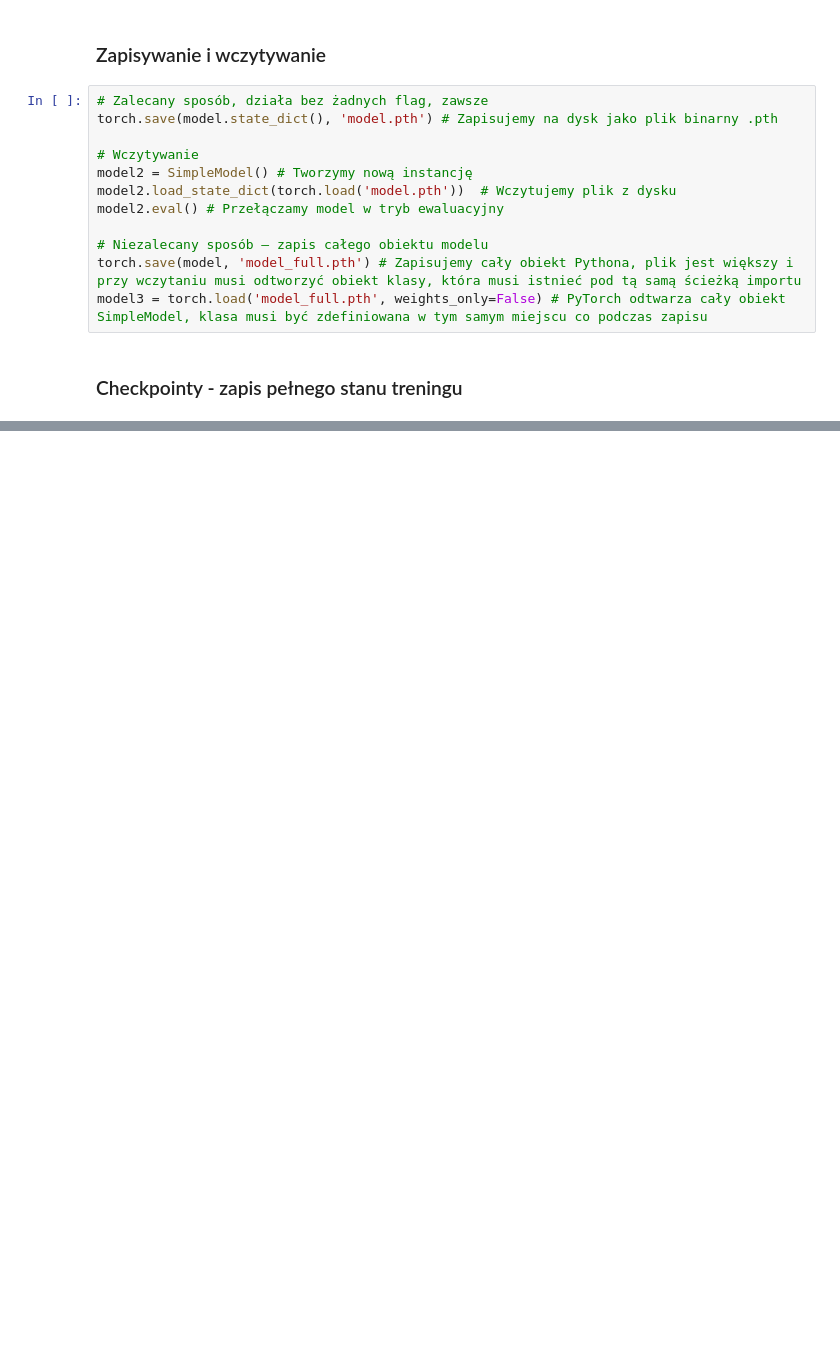
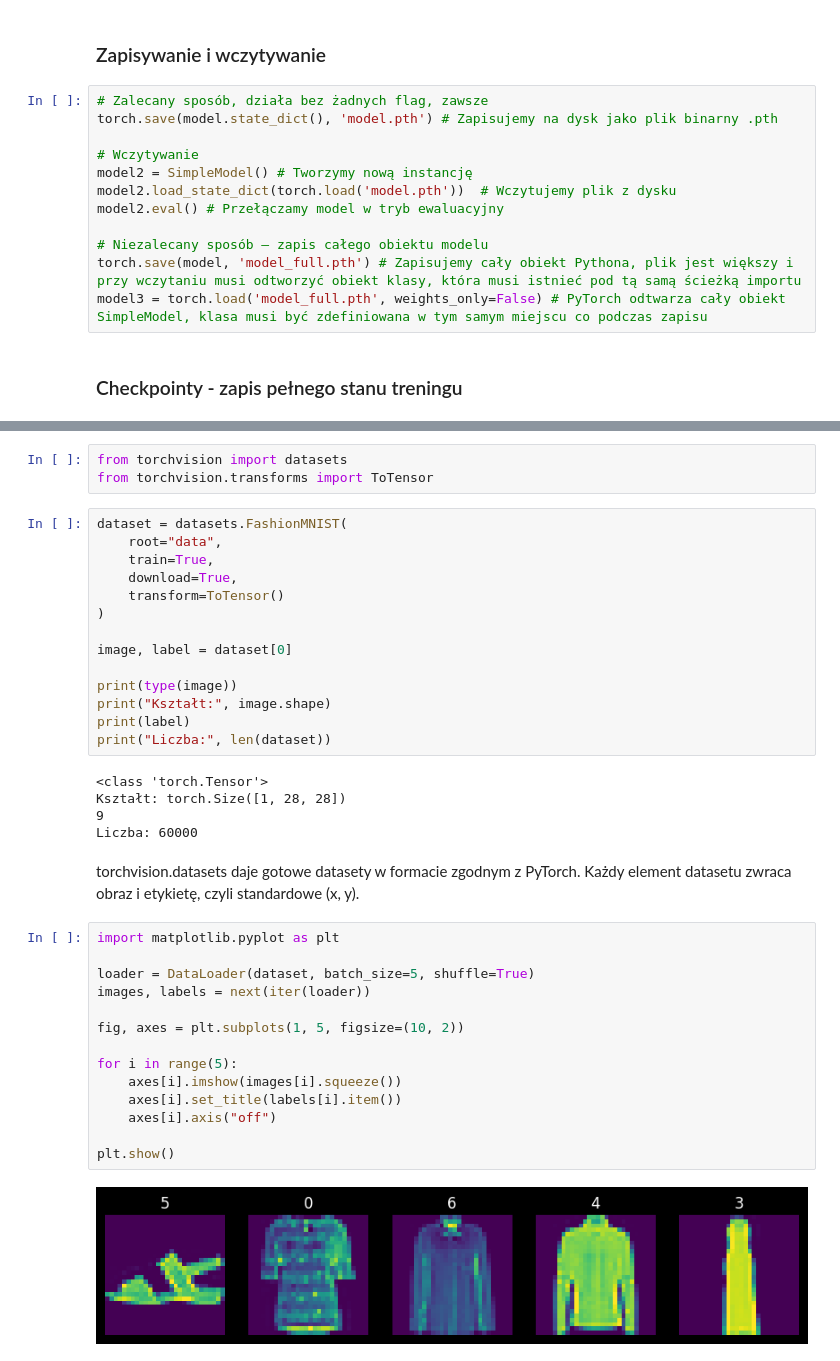
Before and after one commit to Gipsonek123/Project1-PyTorch, a Jupyter notebook: PyTorch.ipynb, the cells around one changed output, grey strips where cells are left out. Saved outputs shown, nothing was run; the diff lists cells and outputs as text; blank space fills up the shorter version.

Commit message:
Add cpu vs gpu, dataset, dataloader, torchvision and torchaudio

```diff
--- a/PyTorch.ipynb
+++ b/PyTorch.ipynb
@@ -380,0 +628,40 @@ Wznowiono od epoki 50, ostatni loss: 7.2645
+# %%
+from torchvision import datasets
+from torchvision.transforms import ToTensor
+# %%
+dataset = datasets.FashionMNIST(
+    root="data",
+    train=True,
+    download=True,
+    transform=ToTensor()
+)
+
+image, label = dataset[0]
+
+print(type(image))
+print("Kształt:", image.shape)
+print(label)
+print("Liczba:", len(dataset))
+# %% [output]
+<class 'torch.Tensor'>
+Kształt: torch.Size([1, 28, 28])
+9
+Liczba: 60000
+# %% [markdown]
+torchvision.datasets daje gotowe datasety w formacie zgodnym z PyTorch. Każdy element datasetu zwraca obraz i etykietę, czyli standardowe (x, y).
+# %%
+import matplotlib.pyplot as plt
+
+loader = DataLoader(dataset, batch_size=5, shuffle=True)
+images, labels = next(iter(loader))
+
+fig, axes = plt.subplots(1, 5, figsize=(10, 2))
+
+for i in range(5):
+    axes[i].imshow(images[i].squeeze())
+    axes[i].set_title(labels[i].item())
+    axes[i].axis("off")
+
+plt.show()
+# %% [output]
+[figure, added]
```
Also changed, not shown: parts of 69 cells of this notebook, 1 other file.
